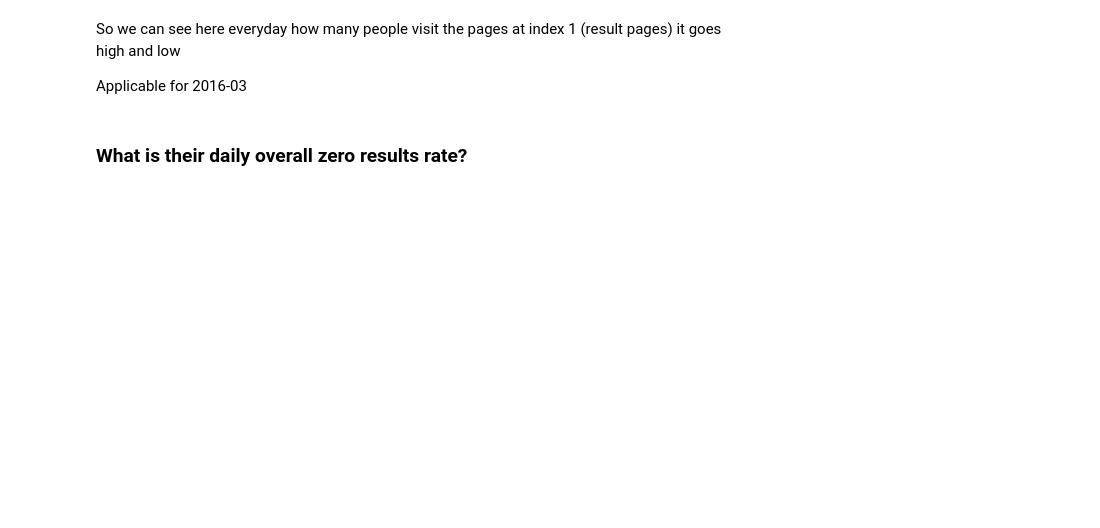
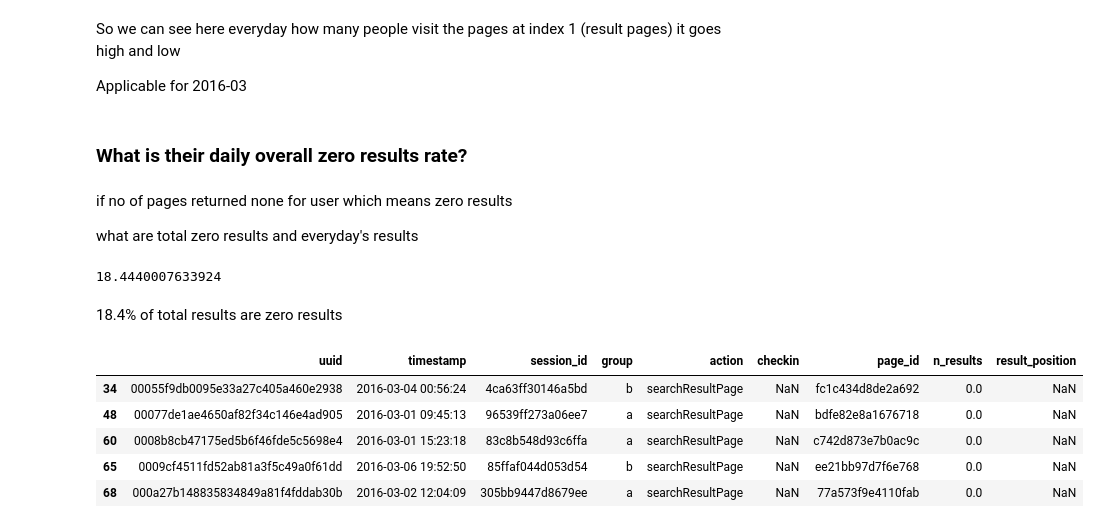
Before and after one commit to Madhu009/Inkredo_Data_Challenge, a Jupyter notebook: Data_analysis.ipynb, the cells around one changed output. Drawn from its saved outputs; the diff is of its cells as text; code cells hidden in the pictures; blank space fills up the shorter version.

```diff
--- a/Data_analysis.ipynb
+++ b/Data_analysis.ipynb
@@ -140,3 +140,24 @@ it goes high and low
 Applicable for 2016-03
 # %% [markdown]
 ### What is their daily overall zero results rate?
+# %% [markdown]
+if no of pages returned none for user which means zero results
+
+what are total zero results and everyday's results
+# %%
+zero_results=data.loc[data['n_results'] == 0]
+total_search_result=data.loc[data['action'] == 'searchResultPage']
+(len(zero_results)/len(total_search_result))*100
+# %% [output]
+18.4440007633924
+# %% [markdown]
+18.4% of total results are zero results
+# %%
+zero_results[:5]
+# %% [output]
+|  | uuid | timestamp | session_id | group | action | checkin | page_id | n_results | result_position |
+| 34 | 00055f9db0095e33a27c405a460e2938 | 2016-03-04 00:56:24 | 4ca63ff30146a5bd | b | searchResultPage | NaN | fc1c434d8de2a692 | 0.0 | NaN |
+| 48 | 00077de1ae4650af82f34c146e4ad905 | 2016-03-01 09:45:13 | 96539ff273a06ee7 | a | searchResultPage | NaN | bdfe82e8a1676718 | 0.0 | NaN |
+| 60 | 0008b8cb47175ed5b6f46fde5c5698e4 | 2016-03-01 15:23:18 | 83c8b548d93c6ffa | a | searchResultPage | NaN | c742d873e7b0ac9c | 0.0 | NaN |
+| 65 | 0009cf4511fd52ab81a3f5c49a0f61dd | 2016-03-06 19:52:50 | 85ffaf044d053d54 | b | searchResultPage | NaN | ee21bb97d7f6e768 | 0.0 | NaN |
+| 68 | 000a27b148835834849a81f4fddab30b | 2016-03-02 12:04:09 | 305bb9447d8679ee | a | searchResultPage | NaN | 77a573f9e4110fab | 0.0 | NaN |
```
Also changed, not shown: parts of 8 cells of this notebook.
